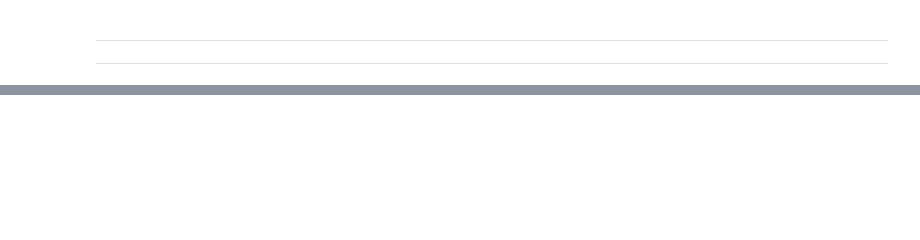
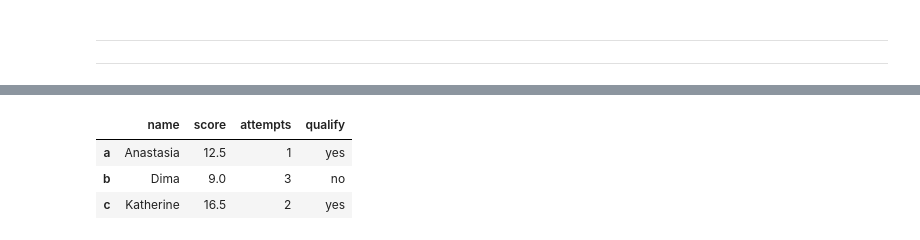
Before and after one commit to hishampaloli/Basic_Data_science_lib, a Jupyter notebook: pandas/PandasExercise.ipynb, the cells around one changed output, grey strips where cells are left out. Cells and saved outputs as stored; diff of their text form; code cells hidden in the pictures; blank space fills up the shorter version.

```diff
--- a/pandas/PandasExercise.ipynb
+++ b/pandas/PandasExercise.ipynb
@@ -270,0 +294,7 @@ Name: date, dtype: int64
+# %%
+df.iloc[0:3]
+# %% [output]
+|  | name | score | attempts | qualify |
+| a | Anastasia | 12.5 | 1 | yes |
+| b | Dima | 9.0 | 3 | no |
+| c | Katherine | 16.5 | 2 | yes |
```
Also changed, not shown: parts of 13 cells of this notebook.
